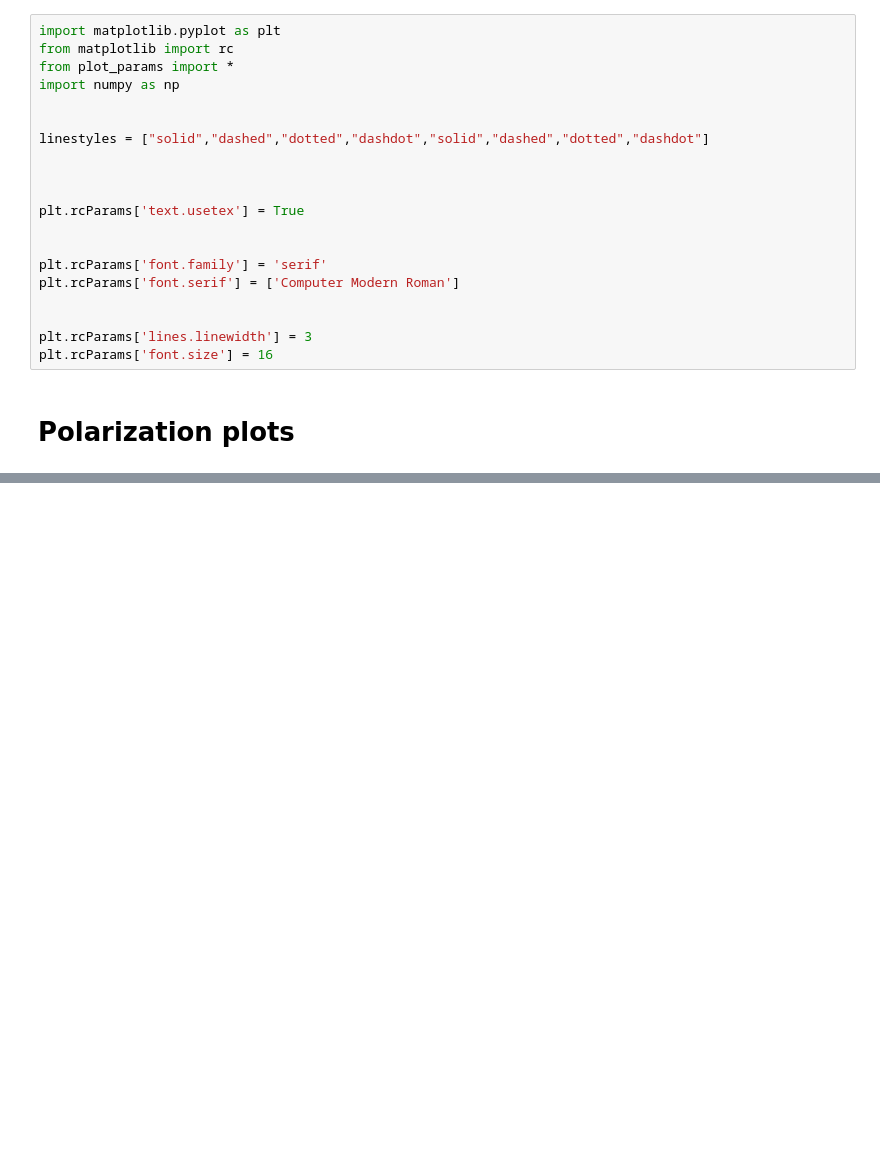
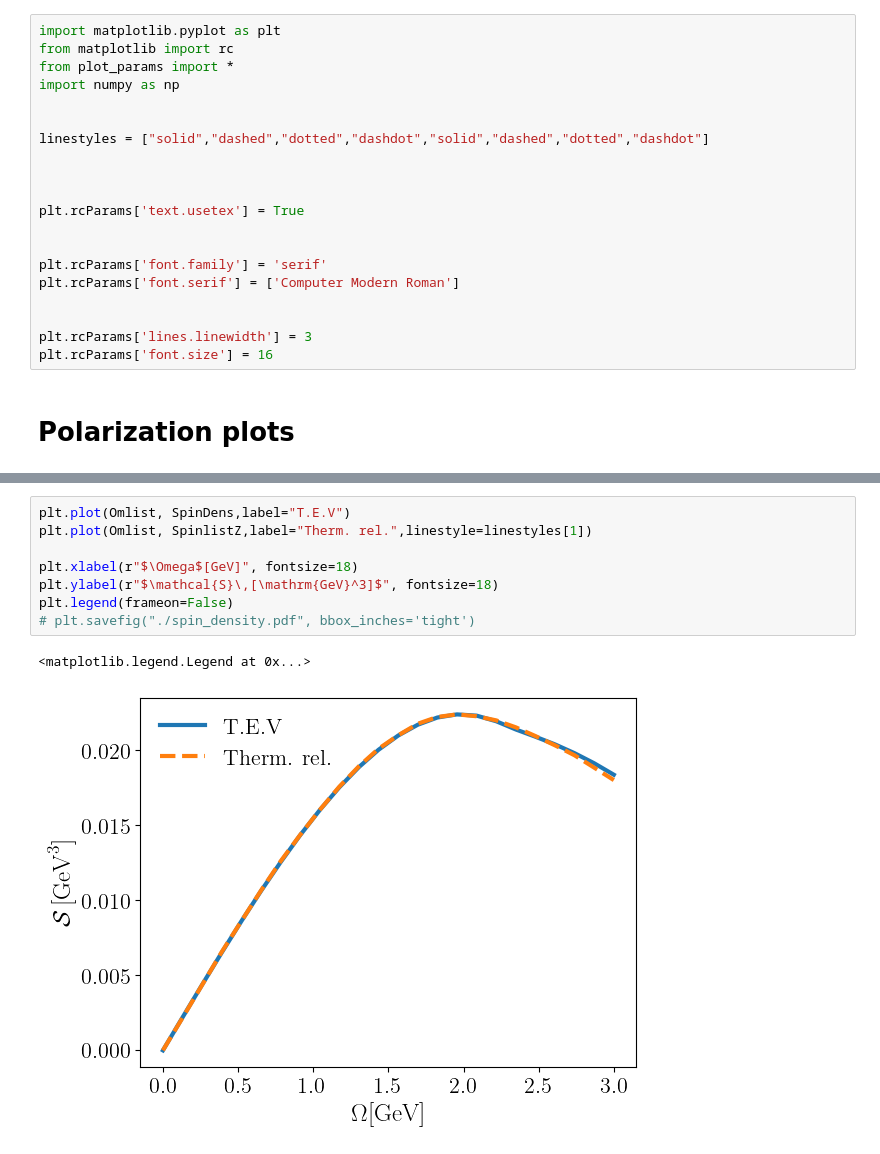
Before and after one commit to AndrePalermo/DiracFermions-in-MilneSpacetime, a Jupyter notebook: plots.ipynb, the cells around one changed output, grey strips where cells are left out. Drawn from its saved outputs; the diff is of its cells as text; blank space fills up the shorter version.

```diff
--- a/plots.ipynb
+++ b/plots.ipynb
@@ -155,0 +91,11 @@ plt.savefig("./anisotropy_factor.pdf", bbox_inches='tight')
+# %%
+plt.plot(Omlist, SpinDens,label="T.E.V")
+plt.plot(Omlist, SpinlistZ,label="Therm. rel.",linestyle=linestyles[1])
+
+plt.xlabel(r"$\Omega$[GeV]", fontsize=18)
+plt.ylabel(r"$\mathcal{S}\,[\mathrm{GeV}^3]$", fontsize=18)
+plt.legend(frameon=False)
+# plt.savefig("./spin_density.pdf", bbox_inches='tight')
+# %% [output]
+<matplotlib.legend.Legend at 0x...>
+[figure, added]
```
Also changed, not shown: parts of 7 cells of this notebook.
